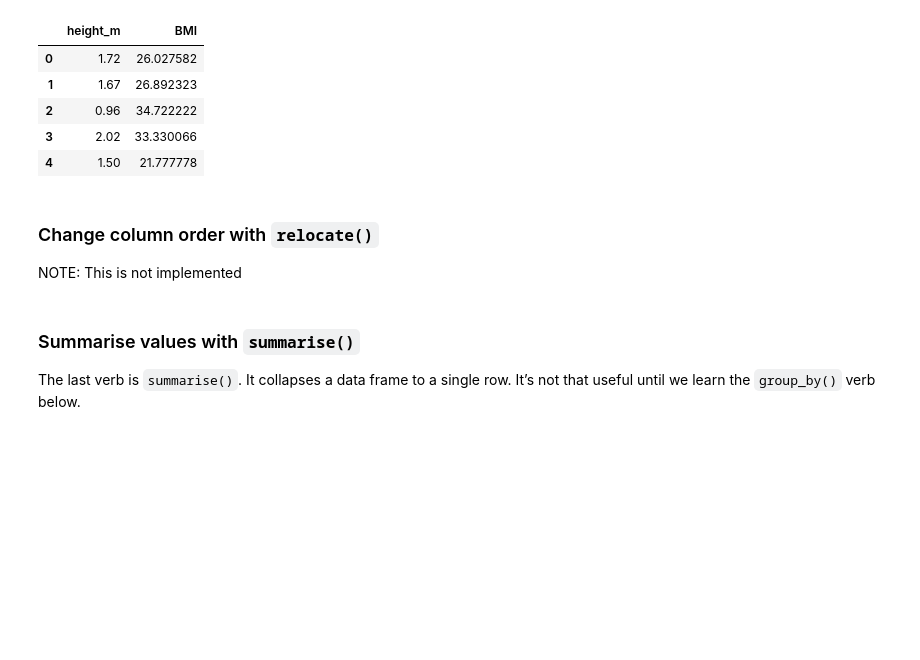
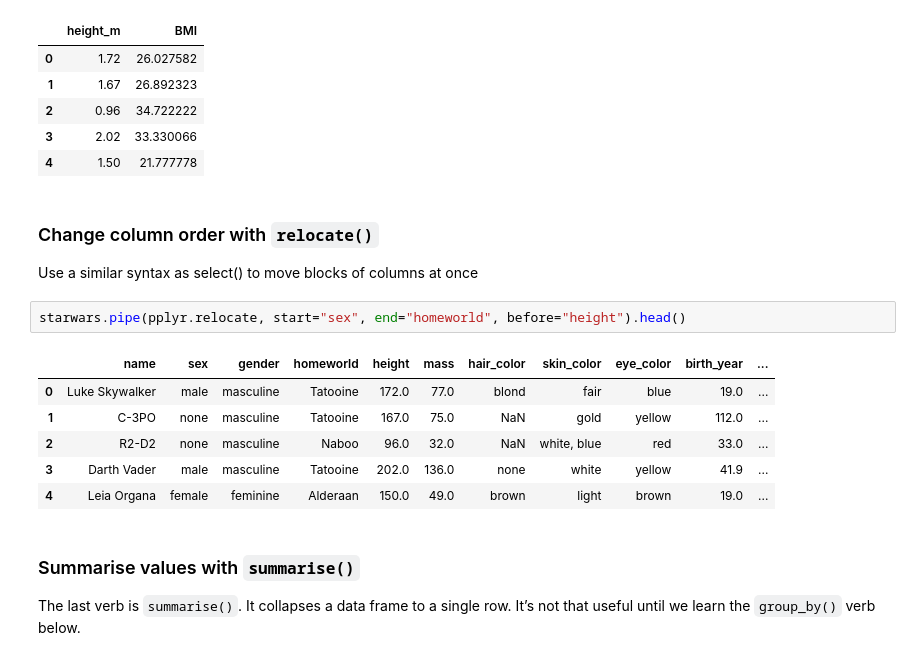
Before and after one commit to bodhi-root/pplyr, a Jupyter notebook: vignettes/pplyr.ipynb, the cells around one changed output. Drawn from its saved outputs; the diff is of its cells as text; blank space fills up the shorter version.

Commit message:
Added new verbs: semi_join, anti_join, rename, relocate, and pull.  Also added 2 new vignettes and updated 1.

````diff
--- a/vignettes/pplyr.ipynb
+++ b/vignettes/pplyr.ipynb
@@ -331,7 +331,16 @@ starwars.pipe(pplyr.transmute,
 # %% [markdown]
 ### Change column order with ```relocate()```
 
-NOTE: This is not implemented
+Use a similar syntax as select() to move blocks of columns at once
+# %%
+starwars.pipe(pplyr.relocate, start="sex", end="homeworld", before="height").head()
+# %% [output]
+|  | name | sex | gender | homeworld | height | mass | hair_color | skin_color | eye_color | birth_year | ... |
+| 0 | Luke Skywalker | male | masculine | Tatooine | 172.0 | 77.0 | blond | fair | blue | 19.0 | ... |
+| 1 | C-3PO | none | masculine | Tatooine | 167.0 | 75.0 | NaN | gold | yellow | 112.0 | ... |
+| 2 | R2-D2 | none | masculine | Naboo | 96.0 | 32.0 | NaN | white, blue | red | 33.0 | ... |
+| 3 | Darth Vader | male | masculine | Tatooine | 202.0 | 136.0 | none | white | yellow | 41.9 | ... |
+| 4 | Leia Organa | female | feminine | Alderaan | 150.0 | 49.0 | brown | light | brown | 19.0 | ... |
 # %% [markdown]
 ### Summarise values with ```summarise()```
 
````
Also changed, not shown: parts of 2 cells of this notebook, 8 other files.
